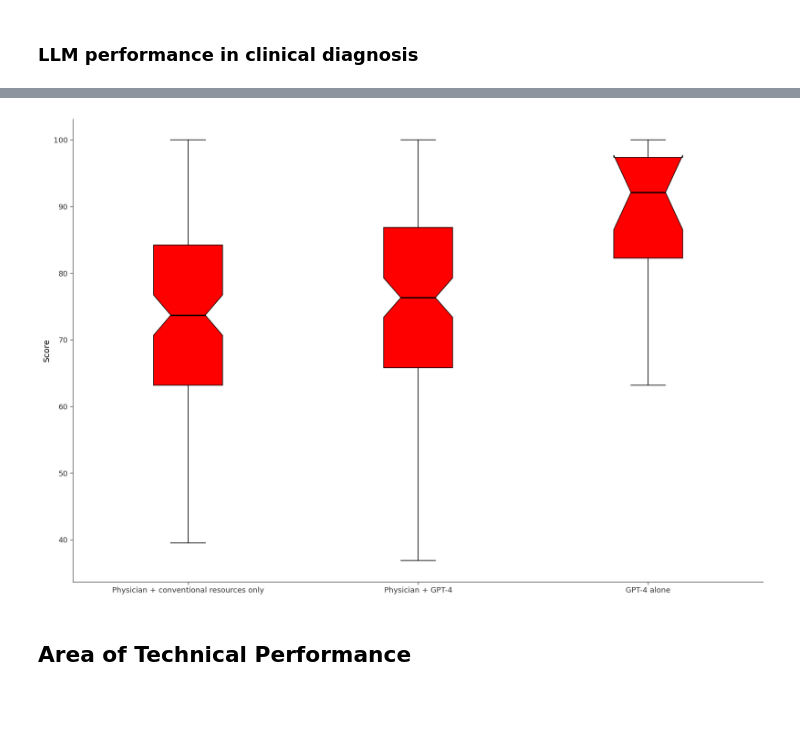
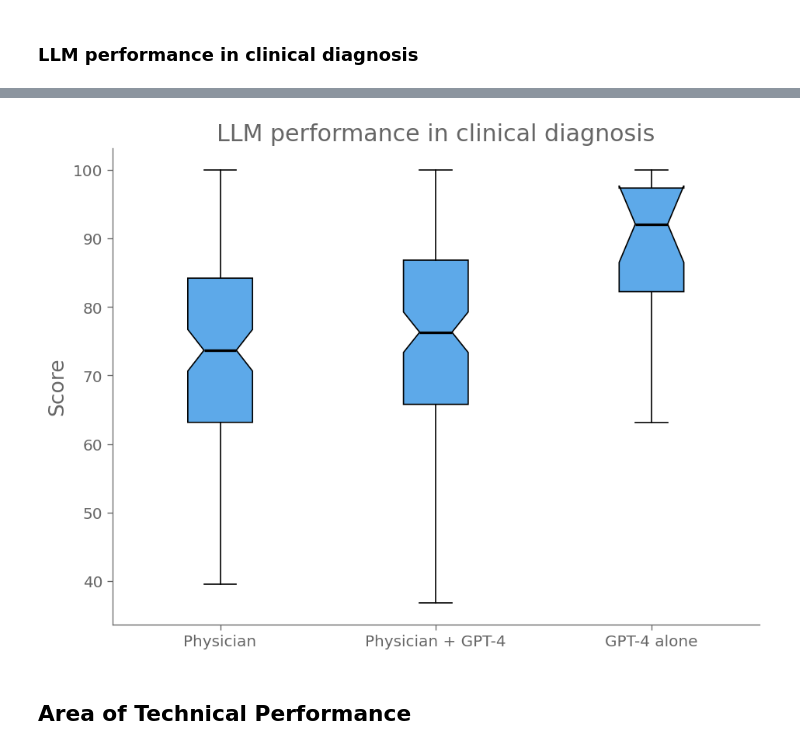
Before and after one commit to Alit54/UniMi---Scientific-Visualization, a Jupyter notebook: simo-charts.ipynb, the cells around one changed output, grey strips where cells are left out. Drawn from its saved outputs; the diff is of its cells as text; code cells hidden in the pictures; blank space fills up the shorter version.

```diff
--- a/simo-charts.ipynb
+++ b/simo-charts.ipynb
@@ -15,16 +15,19 @@ plt.rcParams.update({
     # Fonts
     "font.family": "sans-serif",
     "font.sans-serif": ["DejaVu Sans"],
-    "font.size": 11,
-    "axes.titlesize": 14,
-    "axes.labelsize": 12,
+    "font.size": 12,
+    "axes.titlesize": 18,
+    "axes.labelsize": 16,
+    "axes.labelcolor": "#666666",
+    "axes.titlecolor": "#666666",
+    "text.color": "#666666",
 
     # Axes
     "axes.facecolor": "none",
     "axes.spines.top": False,
     "axes.spines.right": False,
     "axes.linewidth": 0.8,
-    "axes.edgecolor": "#333333",
+    "axes.edgecolor": "#666666",
     "axes.grid": True,
     "axes.axisbelow": True,
 
@@ -35,8 +38,8 @@ plt.rcParams.update({
     "grid.alpha": 0,
 
     # Ticks
-    "xtick.color": "#333333",
-    "ytick.color": "#333333",
+    "xtick.color": "#666666",
+    "ytick.color": "#666666",
     "xtick.major.size": 4,
     "ytick.major.size": 4,
 
@@ -53,7 +56,7 @@ plt.rcParams.update({
     "patch.edgecolor": "none",
 
     # Scatter plots
-    "lines.markersize": 7,
+    "lines.markersize": 9,
 
     "axes.prop_cycle": plt.cycler(color=[
         "#5DA9E9",
@@ -553,43 +308,41 @@ boxplot = [
 ]
 
 labels = [
-    'Physician + conventional resources only',
+    'Physician',
     'Physician + GPT-4',
     'GPT-4 alone'
 ]
 
-fig, ax = plt.subplots(figsize=(15, 10))
+fig, ax = plt.subplots(figsize=(8, 6))
 
 # Creazione dei boxplot
 bplot = ax.boxplot(boxplot, patch_artist=True, notch=True)
-
-# Colore dei boxplot
-for patch, color in zip(bplot['boxes'], ['red' for label in labels]):
-    patch.set_facecolor(color)
 
 # Stanghette bianche
 for median in bplot['medians']:
     median.set_color('black')
     median.set_linewidth(2)
 
 # Outliers bianchi
 for flier in bplot['fliers']:
     flier.set(marker='o', color='black', markerfacecolor='black', markeredgecolor='black')
 
 # Bastoncini bianchi
 for whisker in bplot['whiskers']:
     whisker.set(color='black')
 
 # Range interquartile bianco
 for cap in bplot['caps']:
     cap.set(color='black')
 
 # Etichette sugli assi x
 ax.set_xticklabels(labels)
 plt.ylabel('Score')
+plt.title('LLM performance in clinical diagnosis')
+plt.savefig("final-plots/sm_2.png")
 plt.show()
 # %% [output]
-[figure, old version]
+[figure, new version]
 # %% [markdown]
 ## Area of Technical Performance
 # %% [markdown]
```
Also changed, not shown: parts of 30 cells of this notebook, 12 other files.
